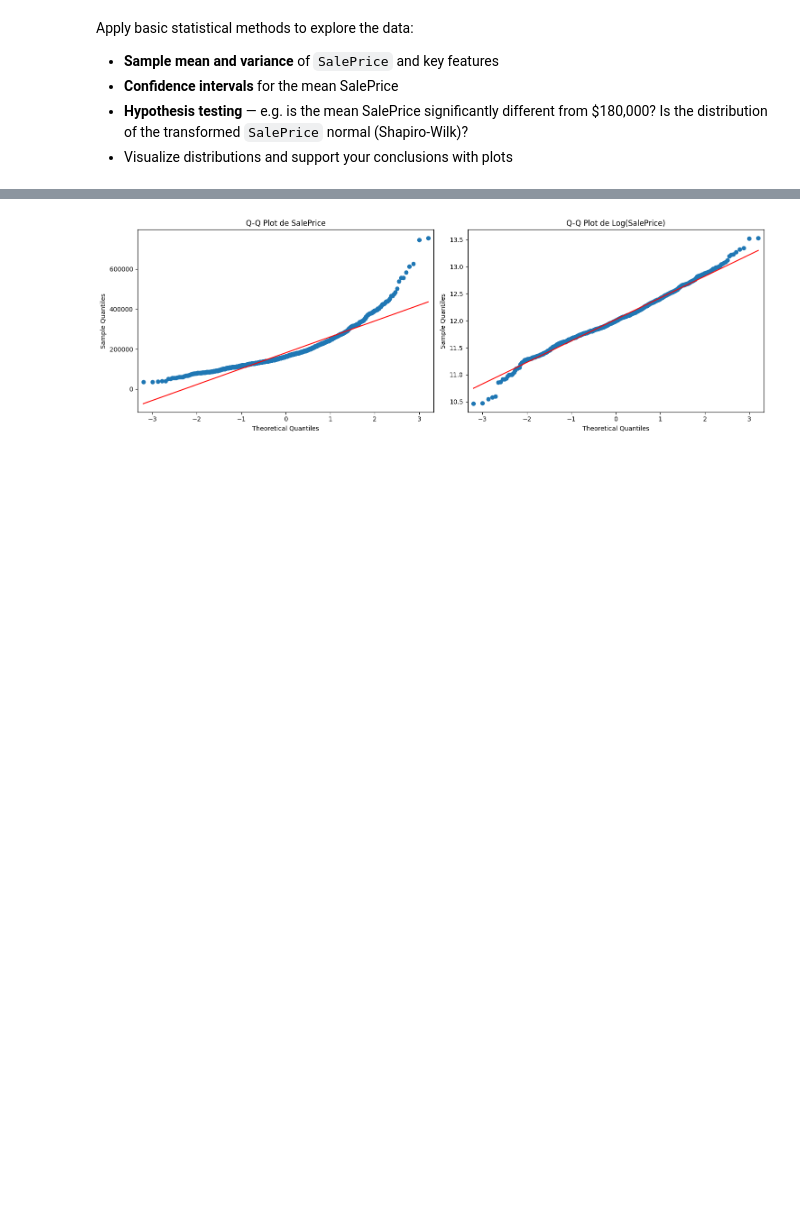
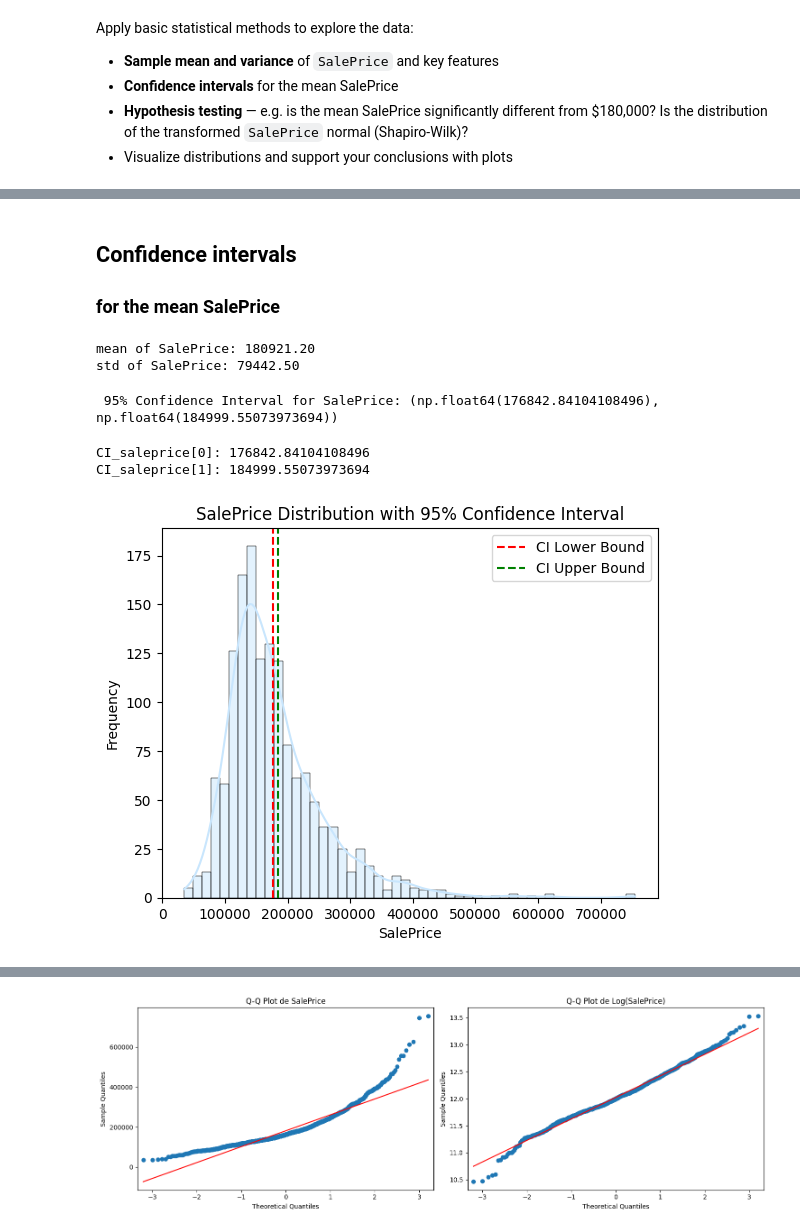
Before and after one commit to Kirill-101/CStat2026_project, a Jupyter notebook: project_STUDENTID.ipynb, the cells around one changed output, grey strips where cells are left out. Saved outputs shown, nothing was run; the diff lists cells and outputs as text; code cells hidden in the pictures; blank space fills up the shorter version.

```diff
--- a/project_STUDENTID.ipynb
+++ b/project_STUDENTID.ipynb
@@ -27,8 +43,8 @@ import numpy as np
 ---
 ## Load Data
 # %%
-train = pd.read_csv('/Users/ljunodrstat/Zotero/storage/A5EP4FUR/train.csv')
-test = pd.read_csv('/Users/ljunodrstat/Zotero/storage/4WGF72PE/test.csv')
+train = pd.read_csv('Data/train.csv')
+test = pd.read_csv('Data/test.csv')
 
 print(f'Training set: {train.shape[0]} rows, {train.shape[1]} columns')
 print(f'Test set: {test.shape[0]} rows, {test.shape[1]} columns')
@@ -84,3 +335,37 @@ Apply basic statistical methods to explore the data:
+# %% [markdown]
+## Confidence intervals
+### for the mean SalePrice
+# %%
+mean_SalePrice = train['SalePrice'].mean()
+std_SalePrice = train['SalePrice'].std()
+
+CI_saleprice = stats.interval(0.95, len(train)-1, loc=mean_SalePrice, scale=std_SalePrice/np.sqrt(len(train)))
+# %%
+print(f"mean of SalePrice: {mean_SalePrice:.2f}")
+print(f"std of SalePrice: {std_SalePrice:.2f}")
+# %% [output]
+mean of SalePrice: 180921.20
+std of SalePrice: 79442.50
+# %%
+print(f" 95% Confidence Interval for SalePrice: {CI_saleprice}")
+# %% [output]
+ 95% Confidence Interval for SalePrice: (np.float64(176842.84104108496), np.float64(184999.55073973694))
+# %%
+type(CI_saleprice)
+print("CI_saleprice[0]:", CI_saleprice[0])
+print("CI_saleprice[1]:", CI_saleprice[1])
+sns.histplot(train['SalePrice'], kde=True, bins=50, color='#c9e6fd', edgecolor='black', linewidth=0.35)
+plt.axvline(CI_saleprice[0], color='red', linestyle='--', label='CI Lower Bound')
+plt.axvline(CI_saleprice[1], color='green', linestyle='--', label='CI Upper Bound')
+plt.title('SalePrice Distribution with 95% Confidence Interval')
+plt.xlabel('SalePrice')
+plt.ylabel('Frequency')
+plt.legend()
+plt.show()
+# %% [output]
+CI_saleprice[0]: 176842.84104108496
+CI_saleprice[1]: 184999.55073973694
+[figure, added]
 # %%
 from scipy import stats
 train['LogSalePrice'] = np.log(train['SalePrice'])
```
Also changed, not shown: parts of 29 cells of this notebook, 1 other file.
